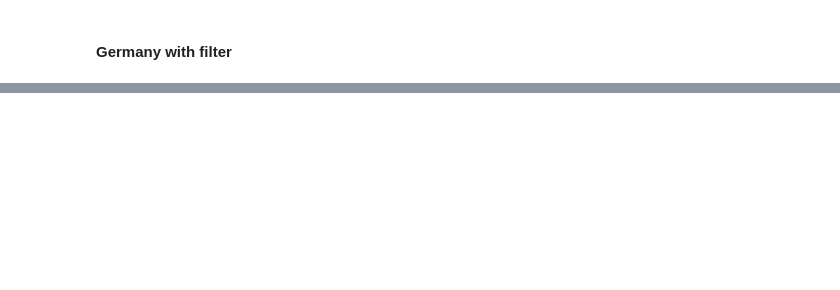
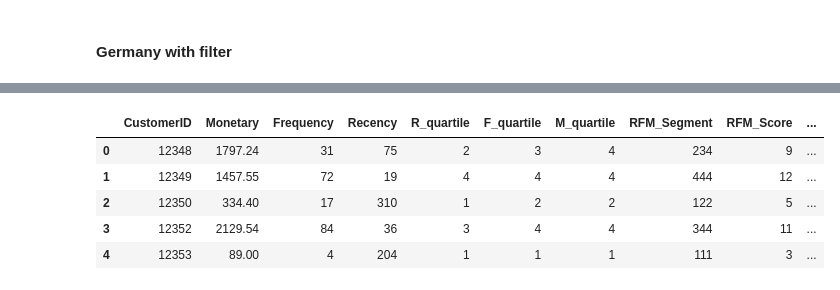
Before and after one commit to JuliaIron/Final_Project_Customer_Clustering, a Jupyter notebook: Market Basket Analysis.ipynb, the cells around one changed output, grey strips where cells are left out. Saved outputs shown, nothing was run; the diff lists cells and outputs as text; code cells hidden in the pictures; blank space fills up the shorter version.

```diff
--- a/Market Basket Analysis.ipynb
+++ b/Market Basket Analysis.ipynb
@@ -248,0 +244,3 @@ ax.set_xticklabels(('Dec','Jan','Feb','Mar','Apr','May','Jun','July','Aug','Sep'
+# %%
+df = pd.read_excel("df_merge.xlsx")
+# code source: kaggle.com/aishwaryasarkar/segmentation-cohort-rfm-analysis-k-means
@@ -248,0 +256,22 @@ ax.set_xticklabels(('Dec','Jan','Feb','Mar','Apr','May','Jun','July','Aug','Sep'
+# %%
+# Divide each variable into four quartiles
+# Change to integer, in order to sum them later
+
+r_quartiles = pd.qcut(df['Recency'], 4, labels = range(4, 0, -1))
+df = df.assign(R_quartile = r_quartiles.values.astype('int'))
+
+f_quartiles = pd.qcut(df['Frequency'], 4, labels = range(1, 5, 1))
+df = df.assign(F_quartile = f_quartiles.values.astype('int'))
+
+
+m_quartiles = pd.qcut(df['Monetary'], 4, labels = range(1, 5, 1))
+df = df.assign(M_quartile = m_quartiles.values.astype('int'))
+
+df.head()
+# %% [output]
+|  | CustomerID | Monetary | Frequency | Recency | R_quartile | F_quartile | M_quartile | RFM_Segment | RFM_Score | ... |
+| 0 | 12348 | 1797.24 | 31 | 75 | 2 | 3 | 4 | 234 | 9 | ... |
+| 1 | 12349 | 1457.55 | 72 | 19 | 4 | 4 | 4 | 444 | 12 | ... |
+| 2 | 12350 | 334.40 | 17 | 310 | 1 | 2 | 2 | 122 | 5 | ... |
+| 3 | 12352 | 2129.54 | 84 | 36 | 3 | 4 | 4 | 344 | 11 | ... |
+| 4 | 12353 | 89.00 | 4 | 204 | 1 | 1 | 1 | 111 | 3 | ... |
```
Also changed, not shown: parts of 13 cells of this notebook, 15 other files.
